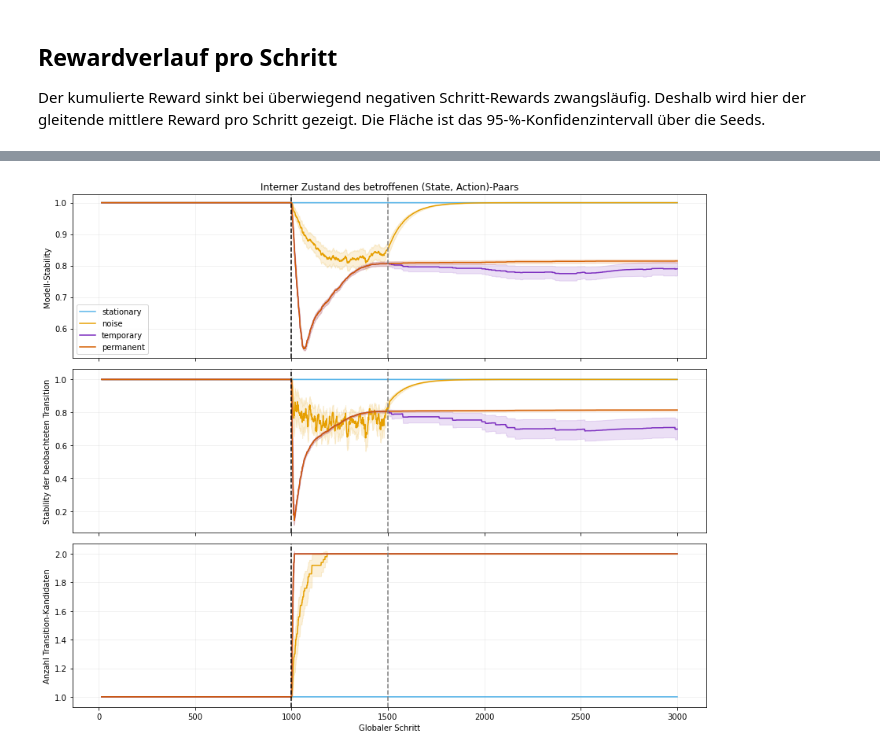
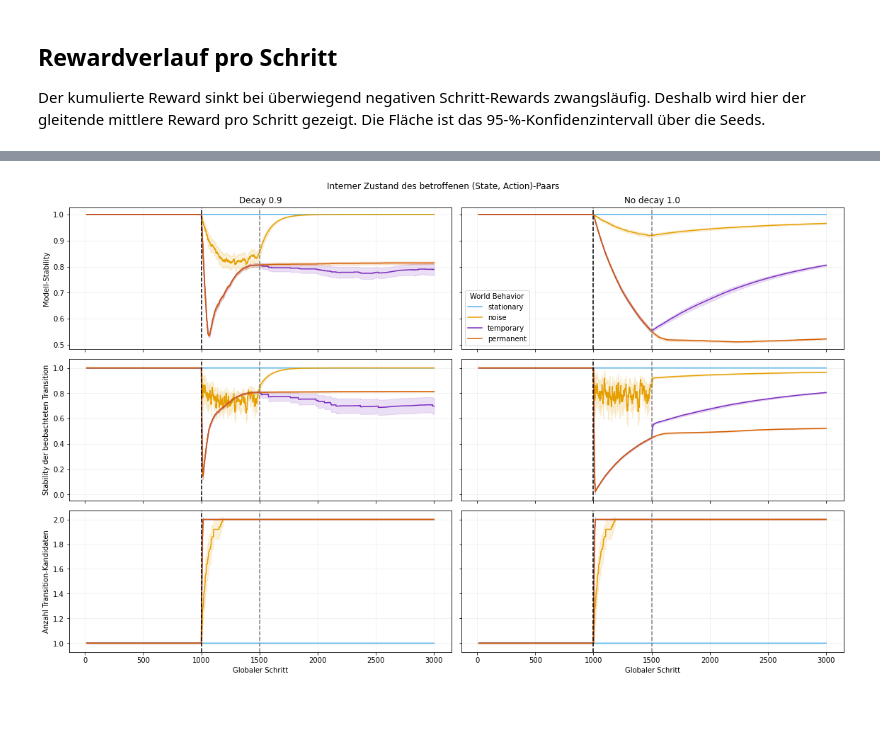
Before and after one commit to MerlinRoechert/structural-change-dyna-q, a Jupyter notebook: analysis/notebook/experiment_analysis.ipynb, the cells around one changed output, grey strips where cells are left out. Drawn from its saved outputs; the diff is of its cells as text; code cells hidden in the pictures; blank space fills up the shorter version.

Commit message:
Added ablation decay with 1 instead of 0.9

```diff
--- a/analysis/notebook/experiment_analysis.ipynb
+++ b/analysis/notebook/experiment_analysis.ipynb
@@ -20,6 +20,7 @@ ALGORITHM_COLORS = {
     "local-change-dyna-q": "#4D4D4D",
     "q-learning": "#7B2CBF",
     "stability-aware-dyna-q": "#D55E00",
+    "stability-aware-dyna-q (no decay)": "#000000",
 }
 BEHAVIOR_COLORS = {
     "stationary": "#56B4E9",
@@ -372,5 +384,12 @@ Die folgenden Diagramme betrachten gezielt den Übergang vor dem Hazard: Zustand
 # %%
-MECHANISM_ALGORITHM = "stability-aware-dyna-q"
+MECHANISM_ALGORITHMS = [
+    "stability-aware-dyna-q",
+    NO_DECAY_ALGORITHM,
+]
+MECHANISM_ALGORITHM_LABELS = {
+    "stability-aware-dyna-q": "Decay 0.9",
+    NO_DECAY_ALGORITHM: "No decay 1.0",
+}
 MECHANISM_ENVIRONMENT = "two-routes"
 MECHANISM_STATE = (1, 4)
 MECHANISM_ACTION = "right"
@@ -388,7 +407,7 @@ MECHANISM_METRICS = [
 ]
 
 mechanism_observations = steps.loc[
-    steps["algorithm"].eq(MECHANISM_ALGORITHM)
+    steps["algorithm"].isin(MECHANISM_ALGORITHMS)
     & steps["environment"].eq(MECHANISM_ENVIRONMENT)
     & steps["world_behavior"].isin(MECHANISM_BEHAVIORS)
     & steps["state_row"].eq(MECHANISM_STATE[0])
@@ -429,6 +448,7 @@ for experiment_id, observations in mechanism_observations.groupby(
 
     run = observations.iloc[0]
     timeline["experiment_id"] = experiment_id
+    timeline["algorithm"] = run["algorithm"]
     timeline["seed"] = run["seed"]
     timeline["world_behavior"] = run["world_behavior"]
     timeline["mismatch_event"] = mismatch_events.to_numpy()
@@ -445,7 +465,7 @@ mechanism_timeline = pd.concat(
 )
 
 display(
-    mechanism_observations.groupby("world_behavior")
+    mechanism_observations.groupby(["algorithm", "world_behavior"])
     .agg(
         seeds=("seed", "nunique"),
         transition_visits=("global_step", "size"),
@@ -466,56 +490,70 @@ metric_labels = {
         "Stability der beobachteten Transition"
     ),
     "candidate_count": "Anzahl Transition-Kandidaten",
 }
 
 figure, axes = plt.subplots(
     len(MECHANISM_METRICS),
-    1,
-    figsize=(12, 10),
+    len(MECHANISM_ALGORITHMS),
+    figsize=(16, 10),
     sharex=True,
+    sharey="row",
+    squeeze=False,
 )
 
-for axis, metric in zip(axes, MECHANISM_METRICS):
+for row, metric in enumerate(MECHANISM_METRICS):
     metric_curve = (
         mechanism_timeline.groupby(
-            ["world_behavior", "global_step"]
+            ["algorithm", "world_behavior", "global_step"]
         )[metric]
         .agg(["mean", "std", "count"])
         .reset_index()
     )
     metric_curve["ci"] = (
         CONFIDENCE_Z
         * metric_curve["std"].fillna(0.0)
         / np.sqrt(metric_curve["count"])
     )
 
-    for behavior in MECHANISM_BEHAVIORS:
-        curve = metric_curve.loc[
-            metric_curve["world_behavior"].eq(behavior)
+    for column, algorithm in enumerate(MECHANISM_ALGORITHMS):
+        axis = axes[row, column]
+        algorithm_curve = metric_curve.loc[
+            metric_curve["algorithm"].eq(algorithm)
         ]
-        x = curve["global_step"].to_numpy()
-        mean = curve["mean"].to_numpy()
-        ci = curve["ci"].to_numpy()
-        color = BEHAVIOR_COLORS[behavior]
-        axis.plot(x, mean, color=color, label=behavior)
-        axis.fill_between(
-            x, mean - ci, mean + ci, color=color, alpha=0.15
-        )
 
-    axis.axvline(1000, color="black", linestyle="--")
-    axis.axvline(1500, color="grey", linestyle="--")
-    axis.set_ylabel(metric_labels[metric])
-    axis.grid(alpha=0.2)
+        for behavior in MECHANISM_BEHAVIORS:
+            curve = algorithm_curve.loc[
+                algorithm_curve["world_behavior"].eq(behavior)
+            ]
+            x = curve["global_step"].to_numpy()
+            mean = curve["mean"].to_numpy()
+            ci = curve["ci"].to_numpy()
+            color = BEHAVIOR_COLORS[behavior]
+            axis.plot(x, mean, color=color, label=behavior)
+            axis.fill_between(
+                x, mean - ci, mean + ci, color=color, alpha=0.15
+            )
 
-axes[0].legend()
-axes[0].set_title(
+        axis.axvline(1000, color="black", linestyle="--")
+        axis.axvline(1500, color="grey", linestyle="--")
+        axis.grid(alpha=0.2)
+
+        if row == 0:
+            axis.set_title(MECHANISM_ALGORITHM_LABELS[algorithm])
+        if column == 0:
+            axis.set_ylabel(metric_labels[metric])
+
+for axis in axes[-1]:
+    axis.set_xlabel("Globaler Schritt")
+
+axes[0, -1].legend(title="World Behavior")
+figure.suptitle(
     "Interner Zustand des betroffenen (State, Action)-Paars"
 )
-axes[-1].set_xlabel("Globaler Schritt")
 figure.tight_layout()
 plt.show()
 # %% [output]
-[figure, old version]
+[figure, new version]
 # %%
 mismatch_curve = (
     mechanism_timeline.groupby(
```
Also changed, not shown: parts of 8 cells of this notebook, 4 other files.
